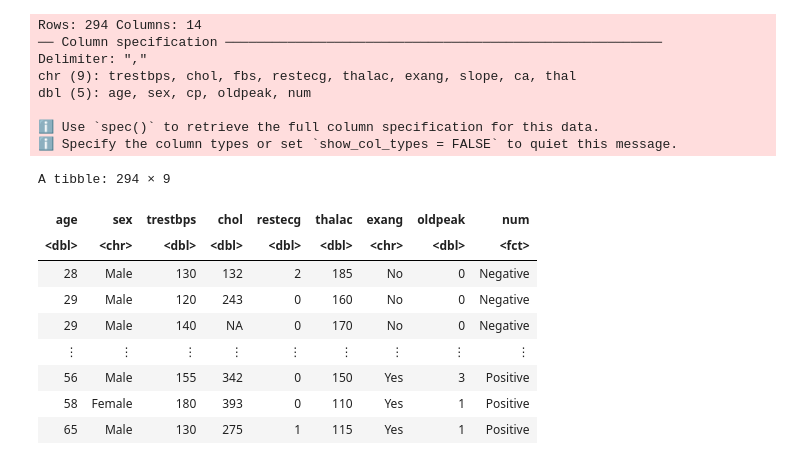
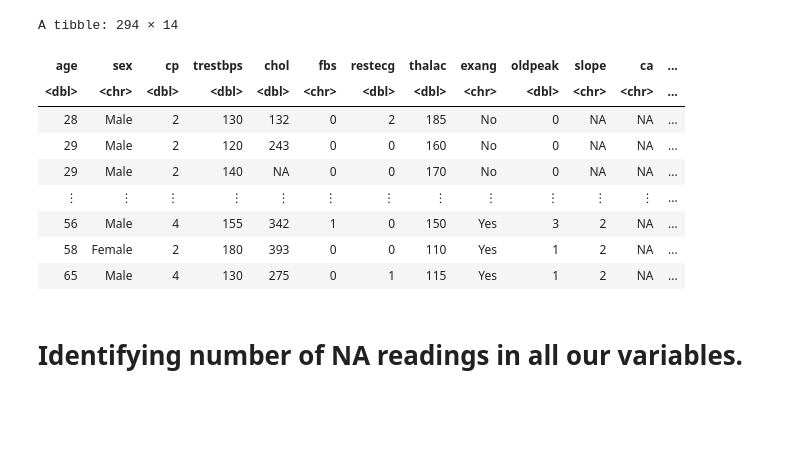
Before and after one commit to szulkifl/dsci-data-analysis-project-44, a Jupyter notebook: project_proposal.ipynb, the cells around one changed output. Saved outputs shown, nothing was run; the diff lists cells and outputs as text; code cells hidden in the pictures; blank space fills up the shorter version.

```diff
--- a/project_proposal.ipynb
+++ b/project_proposal.ipynb
@@ -26,36 +8,30 @@ The following objects are masked from ‘package:dplyr’:
 # %%
 url <- "https://raw.githubusercontent.com/szulkifl/dsci-data-analysis-project-44/main/processed.hungarian.data.txt"
 hungarian_data <- read_csv(url, col_names= c("age", "sex", "cp", "trestbps",
                                              "chol", "fbs", "restecg", "thalac", "exang", "oldpeak",
-                                             "slope", "ca", "thal", "num" )) |>
+                                             "slope", "ca", "thal", "num" ),
+                          show_col_types = FALSE) |>
                                              mutate(across(where(is.character), ~na_if(.x, "?"))) |>
-                                             select(age,sex,trestbps,chol,restecg,thalac,exang,oldpeak,num) |>
                                              mutate(trestbps = as.numeric(trestbps),
                                                     chol = as.numeric(chol),
                                                     restecg = as.numeric(restecg),
                                                     thalac = as.numeric(thalac),
                                                     num = as.character(num),
                                                     sex = as.character(sex)) |>
                                              mutate(num = fct_recode(num, "Negative" = "0", "Positive" = "1")) |>
                                              mutate(sex = recode(sex, "1" = "Male", "0" = "Female")) |>
                                              mutate(exang = recode(exang, "0" = "No", "1" = "Yes"))
 hungarian_data
 # %% [output]
-Rows: 294 Columns: 14
-── Column specification ────────────────────────────────────────────────────────
-Delimiter: ","
-chr (9): trestbps, chol, fbs, restecg, thalac, exang, slope, ca, thal
-dbl (5): age, sex, cp, oldpeak, num
-
-ℹ Use `spec()` to retrieve the full column specification for this data.
-ℹ Specify the column types or set `show_col_types = FALSE` to quiet this message.
+A tibble: 294 × 14
-A tibble: 294 × 9
-| age | sex | trestbps | chol | restecg | thalac | exang | oldpeak | num |
-| <dbl> | <chr> | <dbl> | <dbl> | <dbl> | <dbl> | <chr> | <dbl> | <fct> |
-| 28 | Male | 130 | 132 | 2 | 185 | No | 0 | Negative |
-| 29 | Male | 120 | 243 | 0 | 160 | No | 0 | Negative |
-| 29 | Male | 140 | NA | 0 | 170 | No | 0 | Negative |
-| ⋮ | ⋮ | ⋮ | ⋮ | ⋮ | ⋮ | ⋮ | ⋮ | ⋮ |
-| 56 | Male | 155 | 342 | 0 | 150 | Yes | 3 | Positive |
-| 58 | Female | 180 | 393 | 0 | 110 | Yes | 1 | Positive |
-| 65 | Male | 130 | 275 | 1 | 115 | Yes | 1 | Positive |
+| age | sex | cp | trestbps | chol | fbs | restecg | thalac | exang | oldpeak | slope | ca | ... |
+| <dbl> | <chr> | <dbl> | <dbl> | <dbl> | <chr> | <dbl> | <dbl> | <chr> | <dbl> | <chr> | <chr> | ... |
+| 28 | Male | 2 | 130 | 132 | 0 | 2 | 185 | No | 0 | NA | NA | ... |
+| 29 | Male | 2 | 120 | 243 | 0 | 0 | 160 | No | 0 | NA | NA | ... |
+| 29 | Male | 2 | 140 | NA | 0 | 0 | 170 | No | 0 | NA | NA | ... |
+| ⋮ | ⋮ | ⋮ | ⋮ | ⋮ | ⋮ | ⋮ | ⋮ | ⋮ | ⋮ | ⋮ | ⋮ | ... |
+| 56 | Male | 4 | 155 | 342 | 1 | 0 | 150 | Yes | 3 | 2 | NA | ... |
+| 58 | Female | 2 | 180 | 393 | 0 | 0 | 110 | Yes | 1 | 2 | NA | ... |
+| 65 | Male | 4 | 130 | 275 | 0 | 1 | 115 | Yes | 1 | 2 | NA | ... |
+# %% [markdown]
+# Identifying number of NA readings in all our variables.
```
Also changed, not shown: parts of 11 cells of this notebook.
